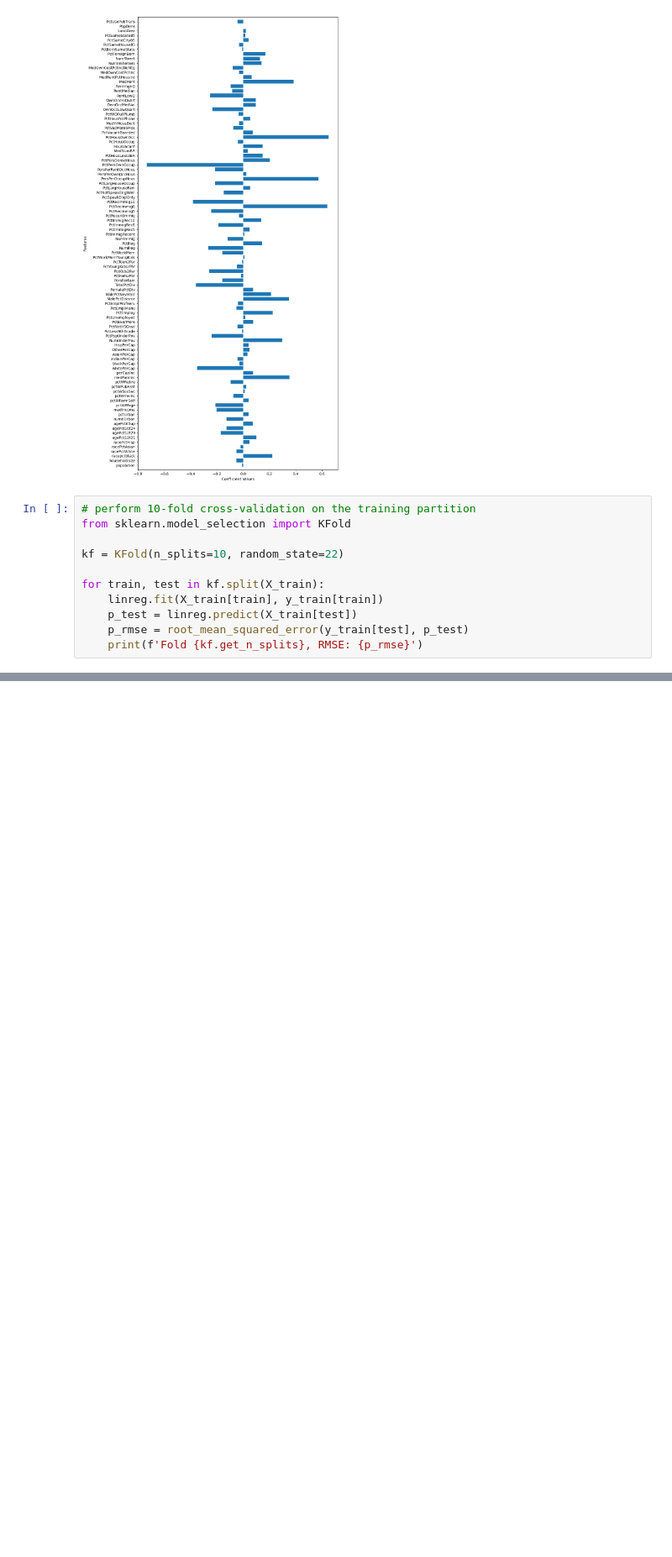
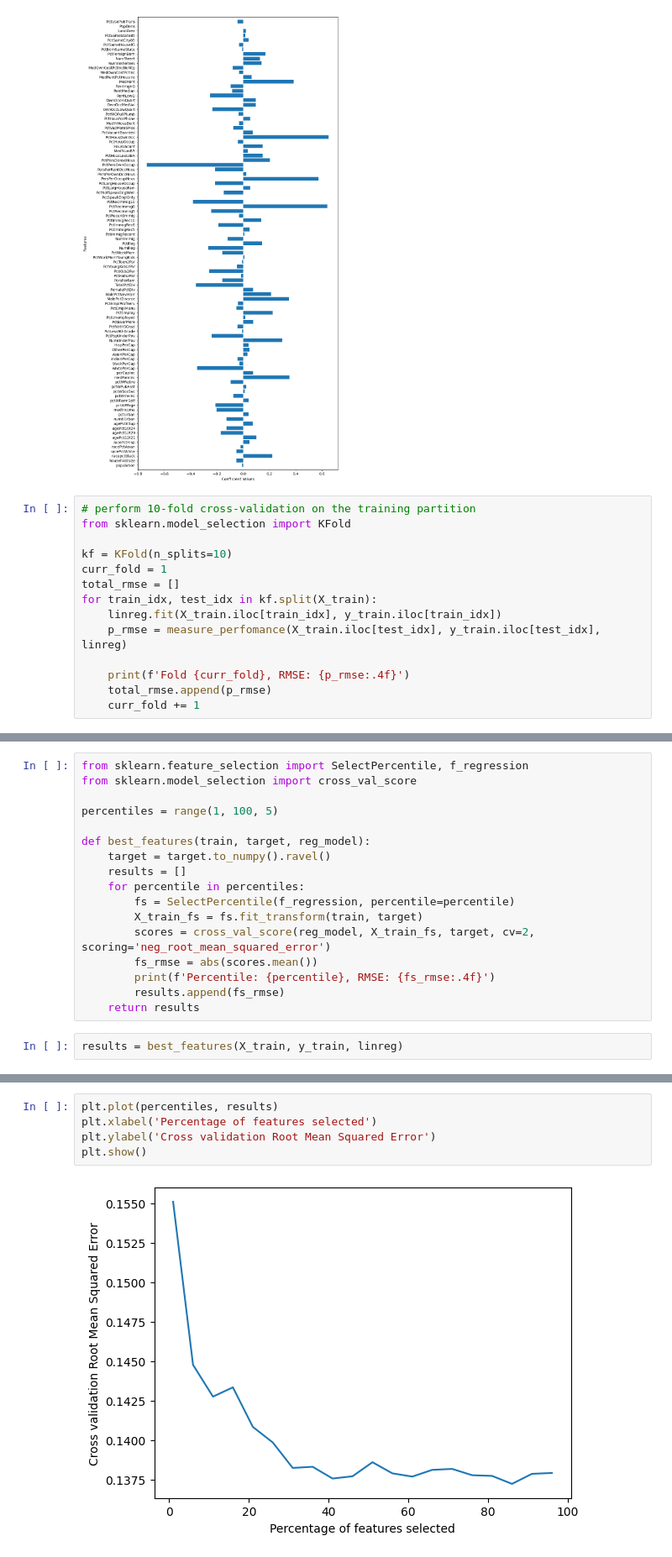
Before and after one commit to joneshshrestha/machine-learning-python, a Jupyter notebook: Regression Analysis/regression_analysis.ipynb, the cells around one changed output, grey strips where cells are left out. Shown at 84% size. Drawn from its saved outputs; the diff is of its cells as text; blank space fills up the shorter version.

```diff
--- a/Regression Analysis/regression_analysis.ipynb
+++ b/Regression Analysis/regression_analysis.ipynb
@@ -236,11 +236,14 @@ plt.tight_layout()
 # perform 10-fold cross-validation on the training partition
 from sklearn.model_selection import KFold
 
-kf = KFold(n_splits=10, random_state=22)
+kf = KFold(n_splits=10)
+curr_fold = 1
+total_rmse = []
+for train_idx, test_idx in kf.split(X_train):
+    linreg.fit(X_train.iloc[train_idx], y_train.iloc[train_idx])
+    p_rmse = measure_perfomance(X_train.iloc[test_idx], y_train.iloc[test_idx], linreg)
 
-for train, test in kf.split(X_train):
-    linreg.fit(X_train[train], y_train[train])
-    p_test = linreg.predict(X_train[test])
-    p_rmse = root_mean_squared_error(y_train[test], p_test)
-    print(f'Fold {kf.get_n_splits}, RMSE: {p_rmse}')
+    print(f'Fold {curr_fold}, RMSE: {p_rmse:.4f}')
+    total_rmse.append(p_rmse)
+    curr_fold += 1
 # %% [output]
@@ -249,0 +270,19 @@ _I am only passing the X_train here because KFold only looks at the length of X,
+# %%
+from sklearn.feature_selection import SelectPercentile, f_regression
+from sklearn.model_selection import cross_val_score
+
+percentiles = range(1, 100, 5)
+
+def best_features(train, target, reg_model):
+    target = target.to_numpy().ravel()
+    results = []
+    for percentile in percentiles:
+        fs = SelectPercentile(f_regression, percentile=percentile)
+        X_train_fs = fs.fit_transform(train, target)
+        scores = cross_val_score(reg_model, X_train_fs, target, cv=2, scoring='neg_root_mean_squared_error')
+        fs_rmse = abs(scores.mean())
+        print(f'Percentile: {percentile}, RMSE: {fs_rmse:.4f}')
+        results.append(fs_rmse)
+    return results
+# %%
+results = best_features(X_train, y_train, linreg)
@@ -249,0 +310,7 @@ _I am only passing the X_train here because KFold only looks at the length of X,
+# %%
+plt.plot(percentiles, results)
+plt.xlabel('Percentage of features selected')
+plt.ylabel('Cross validation Root Mean Squared Error')
+plt.show()
+# %% [output]
+[figure, added]
```
Also changed, not shown: parts of 8 cells of this notebook.
